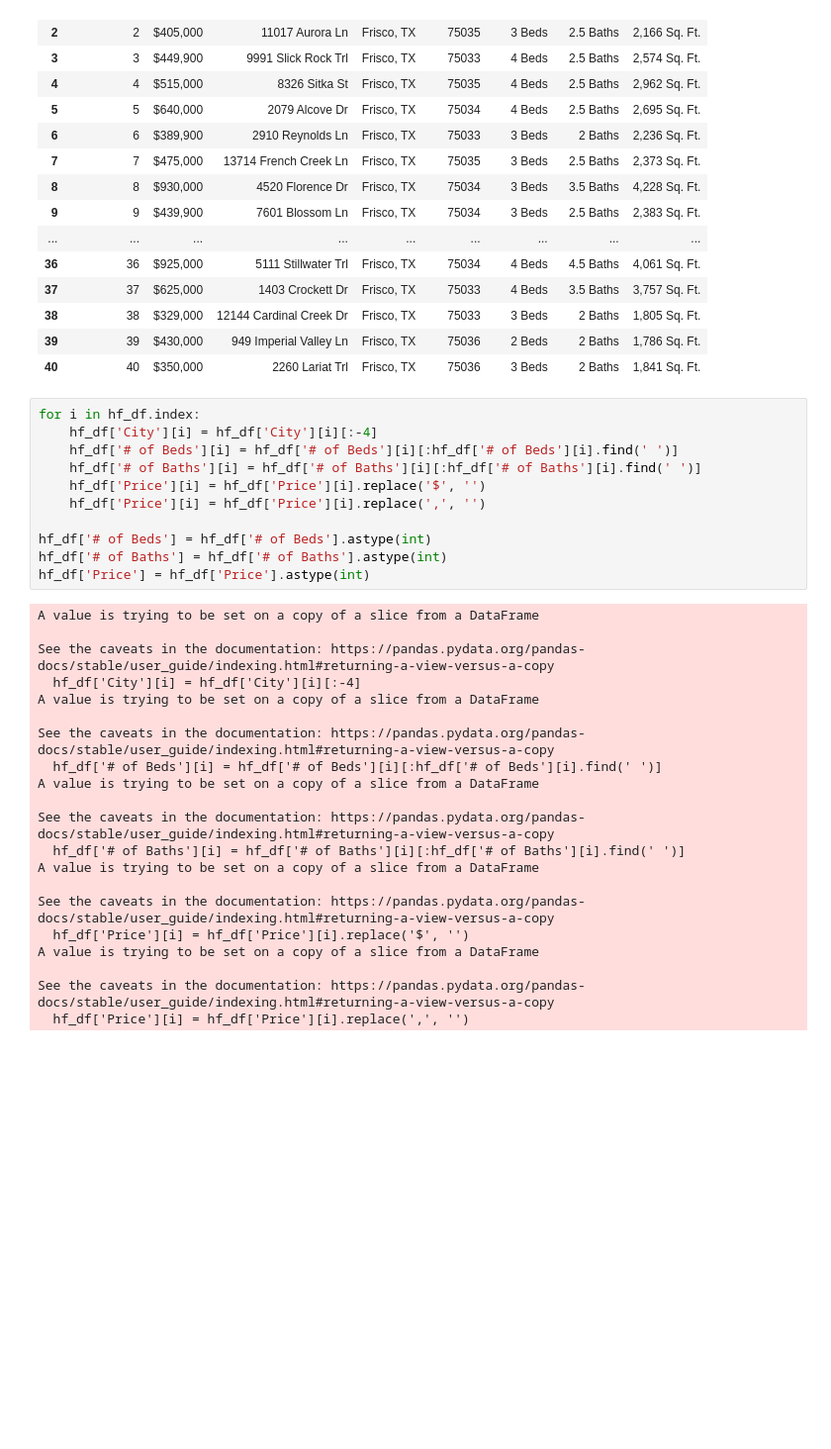
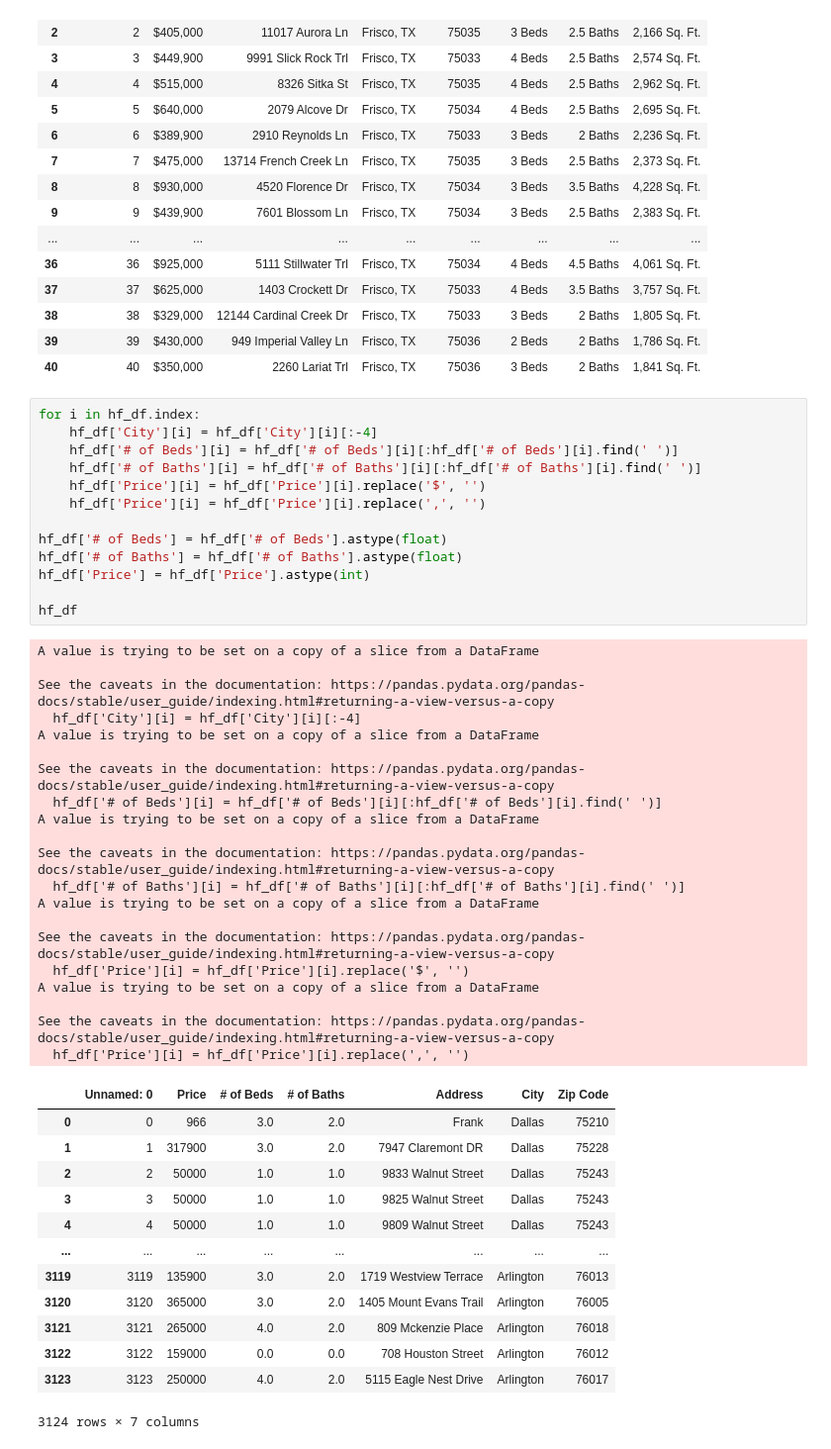
Before and after one commit to TracL/ETL-project, a Jupyter notebook: DataCleaning.ipynb, the cells around one changed output. Shown at 99% size. Saved outputs shown, nothing was run; the diff lists cells and outputs as text; blank space fills up the shorter version.

```diff
--- a/DataCleaning.ipynb
+++ b/DataCleaning.ipynb
@@ -76,32 +66,47 @@ redfin_df
 # %%
 for i in hf_df.index:
     hf_df['City'][i] = hf_df['City'][i][:-4]
     hf_df['# of Beds'][i] = hf_df['# of Beds'][i][:hf_df['# of Beds'][i].find(' ')]
     hf_df['# of Baths'][i] = hf_df['# of Baths'][i][:hf_df['# of Baths'][i].find(' ')]
     hf_df['Price'][i] = hf_df['Price'][i].replace('$', '')
     hf_df['Price'][i] = hf_df['Price'][i].replace(',', '')
 
-hf_df['# of Beds'] = hf_df['# of Beds'].astype(int)
-hf_df['# of Baths'] = hf_df['# of Baths'].astype(int)
+hf_df['# of Beds'] = hf_df['# of Beds'].astype(float)
+hf_df['# of Baths'] = hf_df['# of Baths'].astype(float)
 hf_df['Price'] = hf_df['Price'].astype(int)
+
+hf_df
 # %% [output]
 A value is trying to be set on a copy of a slice from a DataFrame
 
 See the caveats in the documentation: https://pandas.pydata.org/pandas-docs/stable/user_guide/indexing.html#returning-a-view-versus-a-copy
   hf_df['City'][i] = hf_df['City'][i][:-4]
 A value is trying to be set on a copy of a slice from a DataFrame
 
 See the caveats in the documentation: https://pandas.pydata.org/pandas-docs/stable/user_guide/indexing.html#returning-a-view-versus-a-copy
   hf_df['# of Beds'][i] = hf_df['# of Beds'][i][:hf_df['# of Beds'][i].find(' ')]
 A value is trying to be set on a copy of a slice from a DataFrame
 
 See the caveats in the documentation: https://pandas.pydata.org/pandas-docs/stable/user_guide/indexing.html#returning-a-view-versus-a-copy
   hf_df['# of Baths'][i] = hf_df['# of Baths'][i][:hf_df['# of Baths'][i].find(' ')]
 A value is trying to be set on a copy of a slice from a DataFrame
 
 See the caveats in the documentation: https://pandas.pydata.org/pandas-docs/stable/user_guide/indexing.html#returning-a-view-versus-a-copy
   hf_df['Price'][i] = hf_df['Price'][i].replace('$', '')
 A value is trying to be set on a copy of a slice from a DataFrame
 
 See the caveats in the documentation: https://pandas.pydata.org/pandas-docs/stable/user_guide/indexing.html#returning-a-view-versus-a-copy
   hf_df['Price'][i] = hf_df['Price'][i].replace(',', '')
+|  | Unnamed: 0 | Price | # of Beds | # of Baths | Address | City | Zip Code |
+| 0 | 0 | 966 | 3.0 | 2.0 | Frank | Dallas | 75210 |
+| 1 | 1 | 317900 | 3.0 | 2.0 | 7947 Claremont DR | Dallas | 75228 |
+| 2 | 2 | 50000 | 1.0 | 1.0 | 9833 Walnut Street | Dallas | 75243 |
+| 3 | 3 | 50000 | 1.0 | 1.0 | 9825 Walnut Street | Dallas | 75243 |
+| 4 | 4 | 50000 | 1.0 | 1.0 | 9809 Walnut Street | Dallas | 75243 |
+| ... | ... | ... | ... | ... | ... | ... | ... |
+| 3119 | 3119 | 135900 | 3.0 | 2.0 | 1719 Westview Terrace | Arlington | 76013 |
+| 3120 | 3120 | 365000 | 3.0 | 2.0 | 1405 Mount Evans Trail | Arlington | 76005 |
+| 3121 | 3121 | 265000 | 4.0 | 2.0 | 809 Mckenzie Place | Arlington | 76018 |
+| 3122 | 3122 | 159000 | 0.0 | 0.0 | 708 Houston Street | Arlington | 76012 |
+| 3123 | 3123 | 250000 | 4.0 | 2.0 | 5115 Eagle Nest Drive | Arlington | 76017 |
+3124 rows × 7 columns
```
Also changed, not shown: parts of 12 cells of this notebook, 4 other files.
